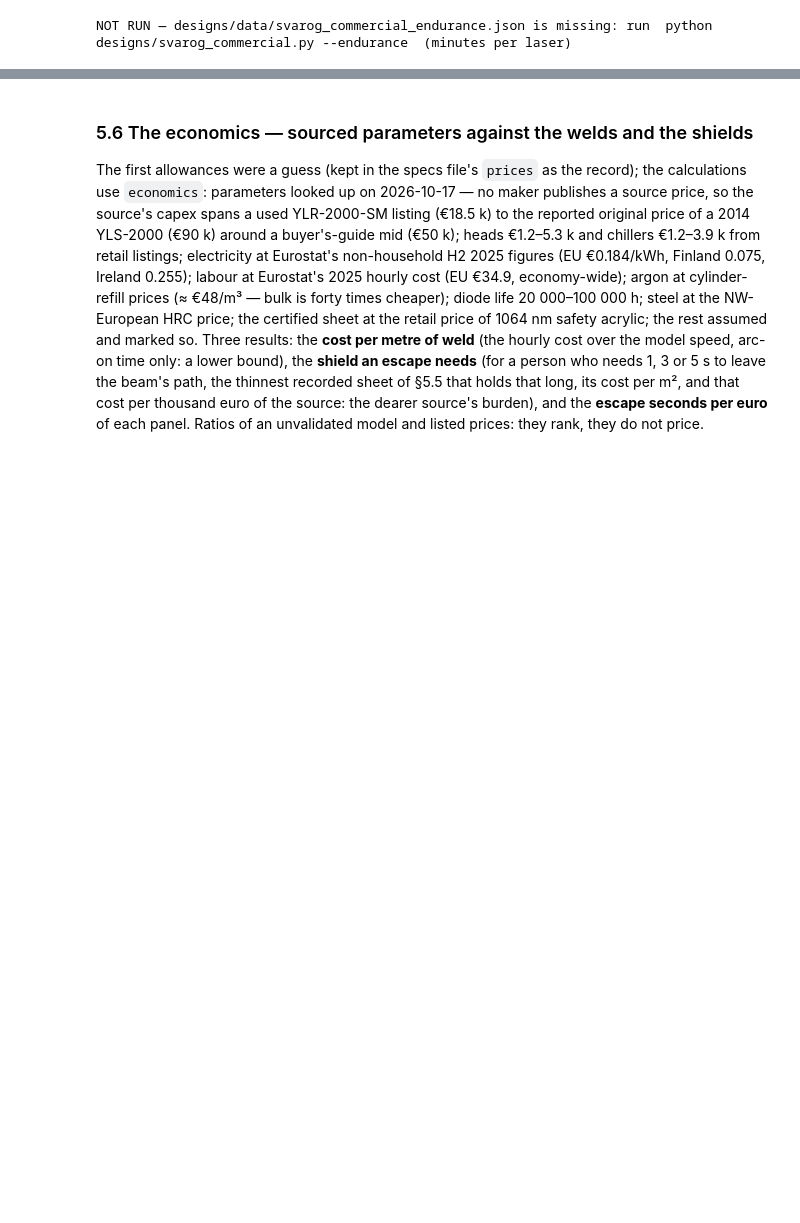
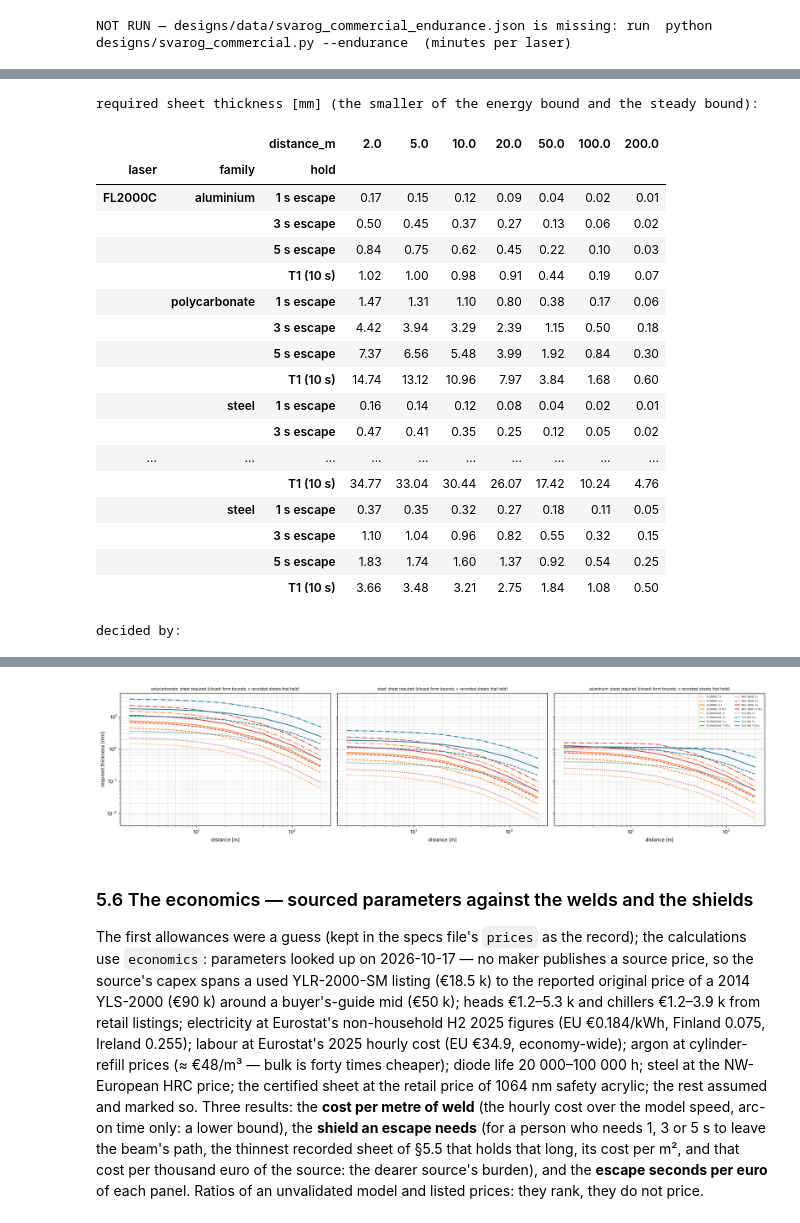
Before and after one commit to technolog-spectrumai/vegeta, a Jupyter notebook: notebooks/47_svarog_iii.ipynb, the cells around one changed output, grey strips where cells are left out. Drawn from its saved outputs; the diff is of its cells as text; code cells hidden in the pictures; blank space fills up the shorter version.

```diff
--- a/notebooks/47_svarog_iii.ipynb
+++ b/notebooks/47_svarog_iii.ipynb
@@ -567,0 +579,28 @@ NOT RUN — designs/data/svarog_commercial_endurance.json is missing: run  pytho
+# %%
+REQ = pd.concat([sc.required_thickness(sc.LASERS[k], opt=OPT[k]) for k in sc.LASERS], ignore_index=True)
+REQT = sc.required_thickness_table(REQ)
+print("required sheet thickness [mm] (the smaller of the energy bound and the steady bound):"); display(REQT.round(2))
+print("decided by:"); display(REQ.pivot_table(index=["laser", "family"], columns="distance_m", values="basis", aggfunc=lambda x: "/".join(sorted(set(v.split(" ")[0] for v in x)))))
+scd.required_thickness_view(REQ, endurance_rows=ENDR if END else None)
+plt.tight_layout(); plt.savefig(OUT / "required_thickness.png", dpi=110); plt.show()
+# %% [output]
+required sheet thickness [mm] (the smaller of the energy bound and the steady bound):
+|  |  | distance_m | 2.0 | 5.0 | 10.0 | 20.0 | 50.0 | 100.0 | 200.0 |
+| laser | family | hold |  |  |  |  |  |  |  |
+| FL2000C | aluminium | 1 s escape | 0.17 | 0.15 | 0.12 | 0.09 | 0.04 | 0.02 | 0.01 |
+|  |  | 3 s escape | 0.50 | 0.45 | 0.37 | 0.27 | 0.13 | 0.06 | 0.02 |
+|  |  | 5 s escape | 0.84 | 0.75 | 0.62 | 0.45 | 0.22 | 0.10 | 0.03 |
+|  |  | T1 (10 s) | 1.02 | 1.00 | 0.98 | 0.91 | 0.44 | 0.19 | 0.07 |
+|  | polycarbonate | 1 s escape | 1.47 | 1.31 | 1.10 | 0.80 | 0.38 | 0.17 | 0.06 |
+|  |  | 3 s escape | 4.42 | 3.94 | 3.29 | 2.39 | 1.15 | 0.50 | 0.18 |
+|  |  | 5 s escape | 7.37 | 6.56 | 5.48 | 3.99 | 1.92 | 0.84 | 0.30 |
+|  |  | T1 (10 s) | 14.74 | 13.12 | 10.96 | 7.97 | 3.84 | 1.68 | 0.60 |
+|  | steel | 1 s escape | 0.16 | 0.14 | 0.12 | 0.08 | 0.04 | 0.02 | 0.01 |
+|  |  | 3 s escape | 0.47 | 0.41 | 0.35 | 0.25 | 0.12 | 0.05 | 0.02 |
+| ... | ... | ... | ... | ... | ... | ... | ... | ... | ... |
+|  |  | T1 (10 s) | 34.77 | 33.04 | 30.44 | 26.07 | 17.42 | 10.24 | 4.76 |
+|  | steel | 1 s escape | 0.37 | 0.35 | 0.32 | 0.27 | 0.18 | 0.11 | 0.05 |
+|  |  | 3 s escape | 1.10 | 1.04 | 0.96 | 0.82 | 0.55 | 0.32 | 0.15 |
+|  |  | 5 s escape | 1.83 | 1.74 | 1.60 | 1.37 | 0.92 | 0.54 | 0.25 |
+|  |  | T1 (10 s) | 3.66 | 3.48 | 3.21 | 2.75 | 1.84 | 1.08 | 0.50 |
+decided by:
@@ -568,3 +621,4 @@ NOT RUN — designs/data/svarog_commercial_endurance.json is missing: run  pytho
+[figure, added]
 # %% [markdown]
 ### 5.6 The economics — sourced parameters against the welds and the shields
 
```
Also changed, not shown: parts of 4 cells of this notebook, 8 other files.
